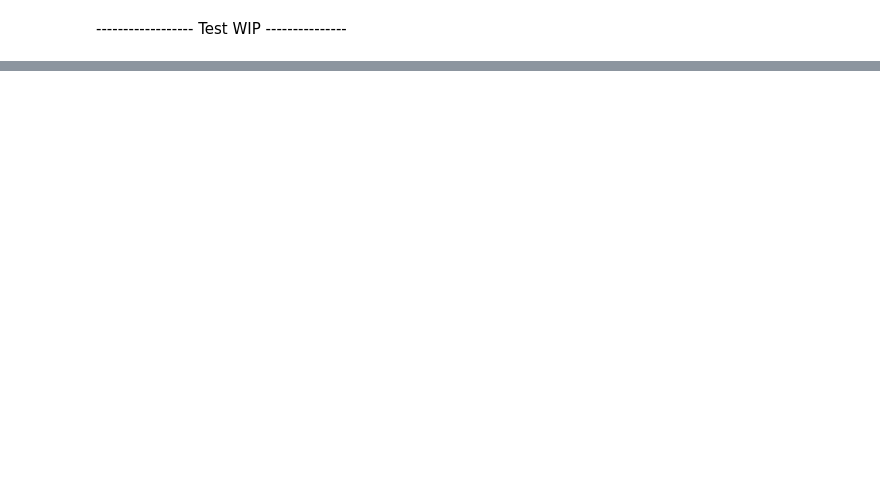
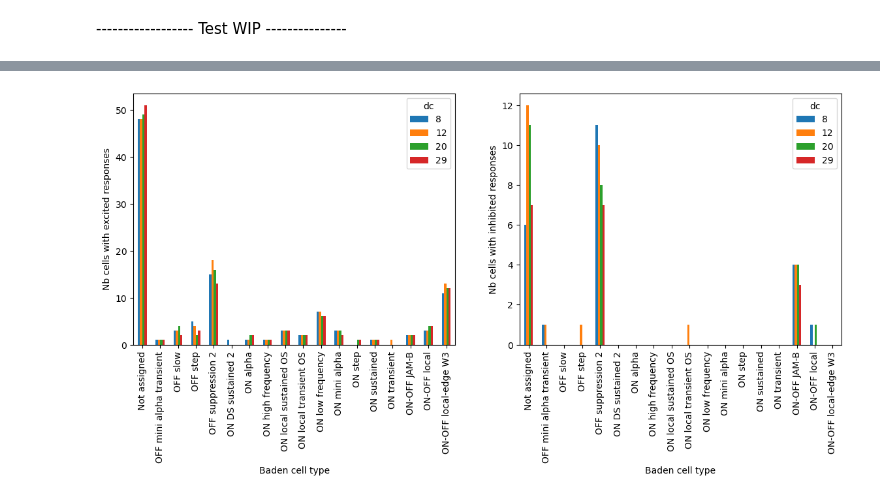
Before and after one commit to TRuikes/mea_experiments, a Jupyter notebook: audrey/analysis/analysis_all_sessions.ipynb, the cells around one changed output, grey strips where cells are left out. Saved outputs shown, nothing was run; the diff lists cells and outputs as text; code cells hidden in the pictures; blank space fills up the shorter version.

```diff
--- a/audrey/analysis/analysis_all_sessions.ipynb
+++ b/audrey/analysis/analysis_all_sessions.ipynb
@@ -1389,6 +1388,0 @@ MultiIndex([('uid_251014_A_015',  8.0),
-# %%
-for i, r in summary_df_inh.iterrows():
-    baden_type = r.get('baden_type', None)
-    cell_type  = extract_cell_type(baden_type)
-    if cell_type is not None:
-        print(f'{i[0]}:  {baden_type}')
@@ -1649,7 +1625,7 @@ baden_df_str = [df for df in summary_df.baden_type.unique()]
 type_idx = []
 type_name = []
 
-for _, val in enumerate(tmp_df):
+for _, val in enumerate(baden_df_str):
     tmp_val = eval(val)
     type_idx.append(tmp_val['id'])
     type_name.append(tmp_val['name'])
@@ -1670,14 +1646,3 @@ summary_df.query('baden_type == @baden_df_str[1] & (response_type_pa == "excitat
 |  | 12.0 | tid_251014_B_029 | uid_251014_B_249_tid_251014_B_029 | excitatory | 67.25 | 22.415153 | 5.250000 | ... |
 |  | 20.0 | tid_251014_B_030 | uid_251014_B_249_tid_251014_B_030 | excitatory | 73.25 | 25.560998 | 5.220408 | ... |
 |  | 29.0 | tid_251014_B_031 | uid_251014_B_249_tid_251014_B_031 | excitatory | 71.25 | 23.547176 | 7.762789 | ... |
-# %%
-nb_exc_cell_by_type = []
-nb_inh_cell_by_type = []
-
-for type in baden_df_str:
-    val_exc = len(summary_df.query(
-        'baden_type == @type & (response_type_pa == "excitatory" | response_type_pl == "excitatory")'))
-    val_inh = len(summary_df.query(
-        'baden_type == @type & (response_type_pa == "inhibitory" | response_type_pl == "inhibitory")'))
-    nb_exc_cell_by_type.append(val_exc)
-    nb_inh_cell_by_type.append(val_inh)
@@ -1708,0 +1649,4 @@ summary_df_by_type
+# %%
+dcs_all = sorted([int(dc) for dc in summary_df.index.get_level_values("dc").unique() if dc != 37])
+exc_cells = [f'nb_exc_cell_dc{dc:02d}' for dc in dcs_all]
+inh_cells = [f'nb_inh_cell_dc{dc:02d}' for dc in dcs_all]
@@ -1708,0 +1708,16 @@ summary_df_by_type
+# %%
+df_by_type_notstacked = df_by_type.unstack()
+
+fig, (ax_exc, ax_inh) = plt.subplots(ncols=2, figsize=(14, 5))
+
+df_by_type_notstacked['exc_cells'].plot(kind = "bar", ax=ax_exc)
+ax_exc.set_ylabel("Nb cells with excited responses")
+ax_exc.set_xlabel("Baden cell type")
+
+df_by_type_notstacked['inh_cells'].plot(kind = "bar", ax=ax_inh)
+ax_inh.set_ylabel("Nb cells with inhibited responses")
+ax_inh.set_xlabel("Baden cell type")
+
+plt.savefig(figure_dir/"response_per_cell_type.png", bbox_inches='tight')
+# %% [output]
+[figure, added]
```
Also changed, not shown: parts of 6 cells of this notebook, 5 other files.
